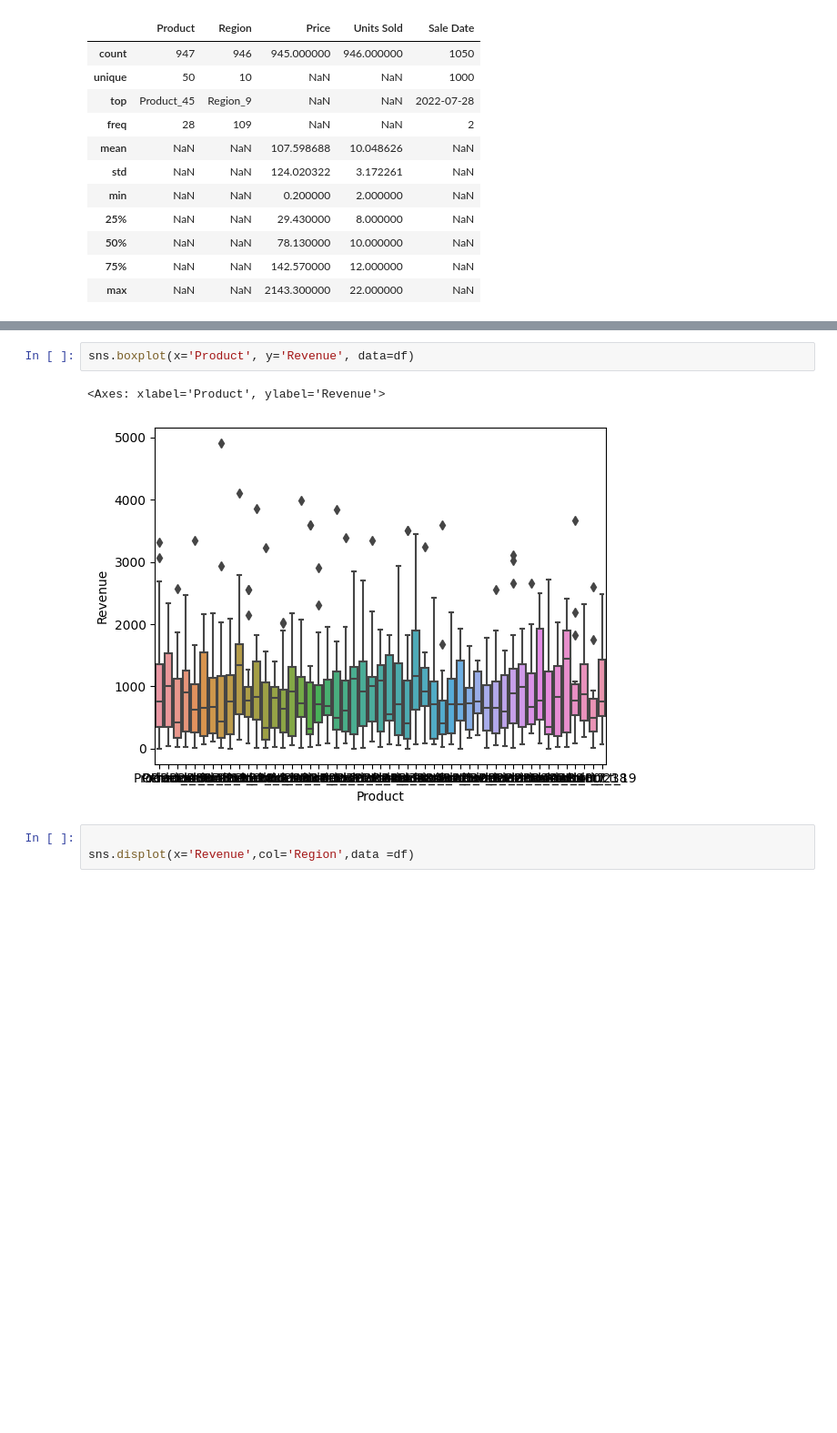
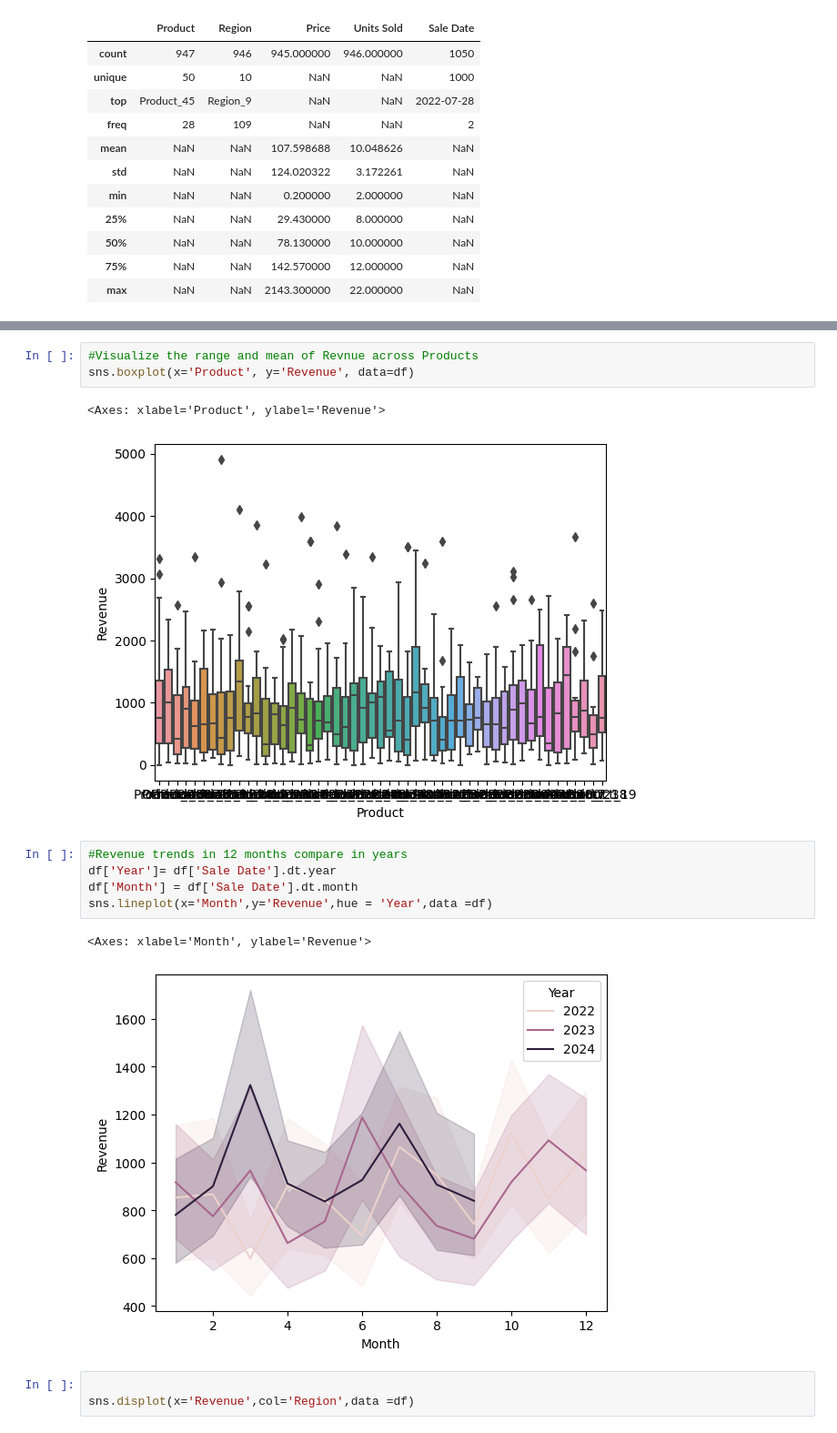
Before and after one commit to CodyDong/schulich_data_science, a Jupyter notebook: assignment1.ipynb, the cells around one changed output, grey strips where cells are left out. Shown: that part at 91% size. Cells and saved outputs as stored; diff of their text form; blank space fills up the shorter version.

```diff
--- a/assignment1.ipynb
+++ b/assignment1.ipynb
@@ -138,10 +148,19 @@ sns.boxplot(x='Region', y='Revenue', data=df)
 <Axes: xlabel='Region', ylabel='Revenue'>
 [figure]
 # %%
+#Visualize the range and mean of Revnue across Products
 sns.boxplot(x='Product', y='Revenue', data=df)
 # %% [output]
 <Axes: xlabel='Product', ylabel='Revenue'>
 [figure]
+# %%
+#Revenue trends in 12 months compare in years
+df['Year']= df['Sale Date'].dt.year
+df['Month'] = df['Sale Date'].dt.month
+sns.lineplot(x='Month',y='Revenue',hue = 'Year',data =df)
+# %% [output]
+<Axes: xlabel='Month', ylabel='Revenue'>
+[figure, added]
 # %%
 
 sns.displot(x='Revenue',col='Region',data =df)
```
Also changed, not shown: parts of 17 cells of this notebook.
